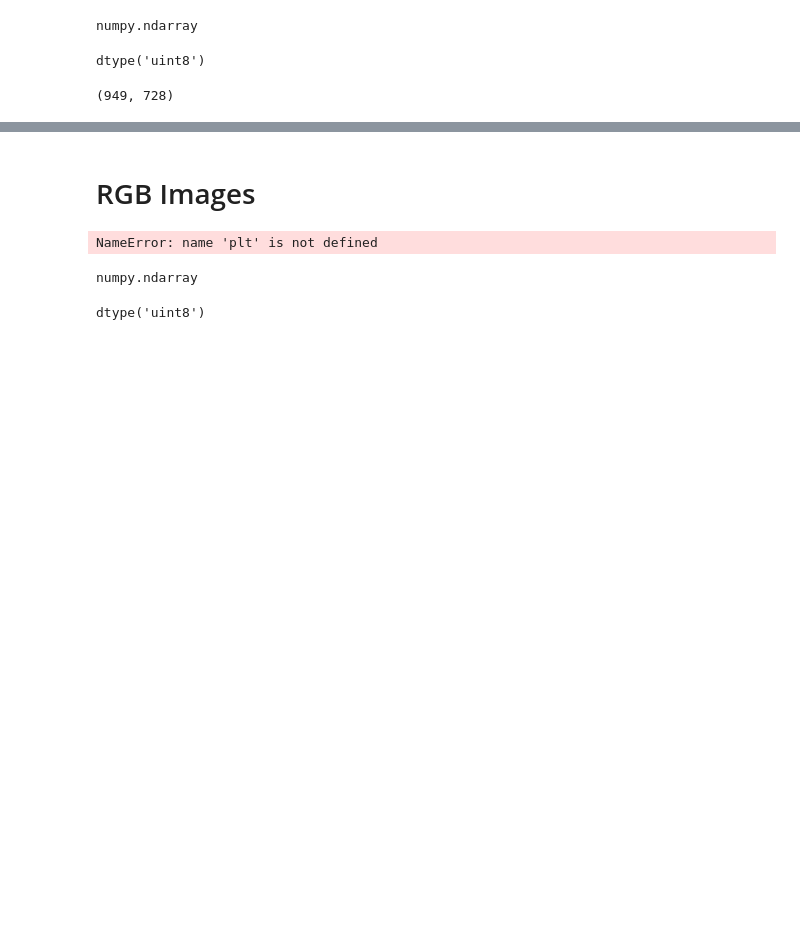
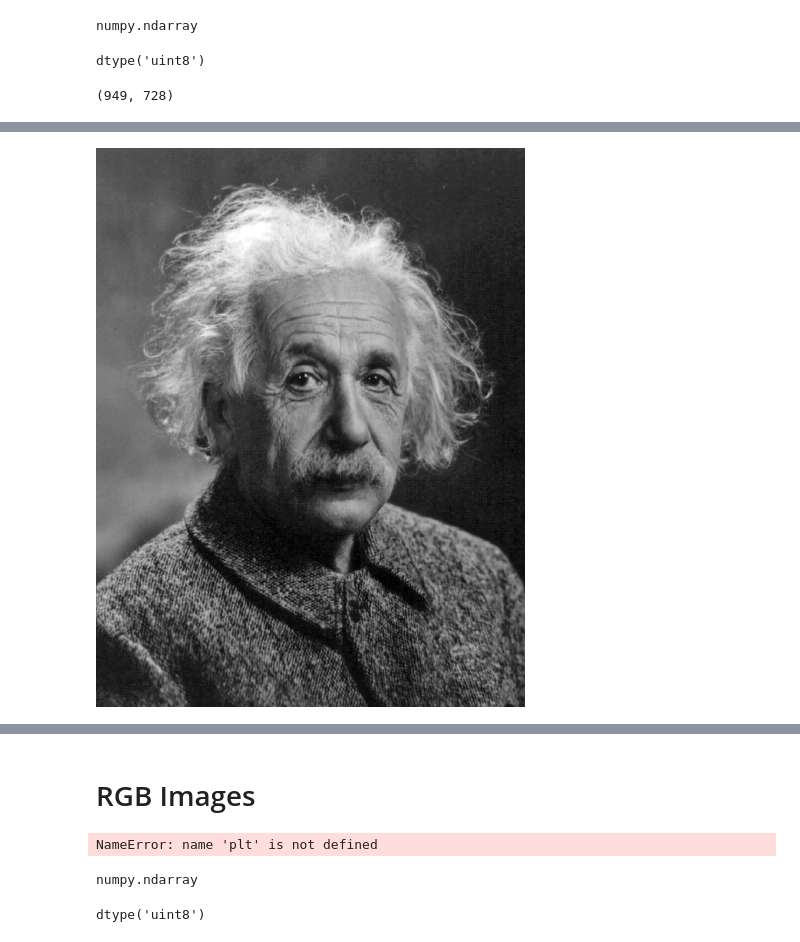
Before and after one commit to drpetros11111/AI_Sciencs, a Jupyter notebook: FundamentalsOfCV.ipynb, the cells around one changed output, grey strips where cells are left out. Drawn from its saved outputs; the diff is of its cells as text; code cells hidden in the pictures; blank space fills up the shorter version.

```diff
--- a/FundamentalsOfCV.ipynb
+++ b/FundamentalsOfCV.ipynb
@@ -118,0 +130,11 @@ cv2.destroyAllWindows()
+# %%
+!pip install opencv-python
+import cv2
+from google.colab.patches import cv2_imshow # Import the alternative for cv2.imshow()
+
+# ... your existing code ...
+
+cv2_imshow(img) # Use cv2_imshow instead of cv2.imshow
+cv2.waitKey(0)
+cv2.destroyAllWindows()
+# %% [output]
@@ -119,2 +143,3 @@ cv2.destroyAllWindows()
+[figure, added]
 # %%
 img[500:700,500:600] = 255
```
Also changed, not shown: parts of 10 cells of this notebook.
